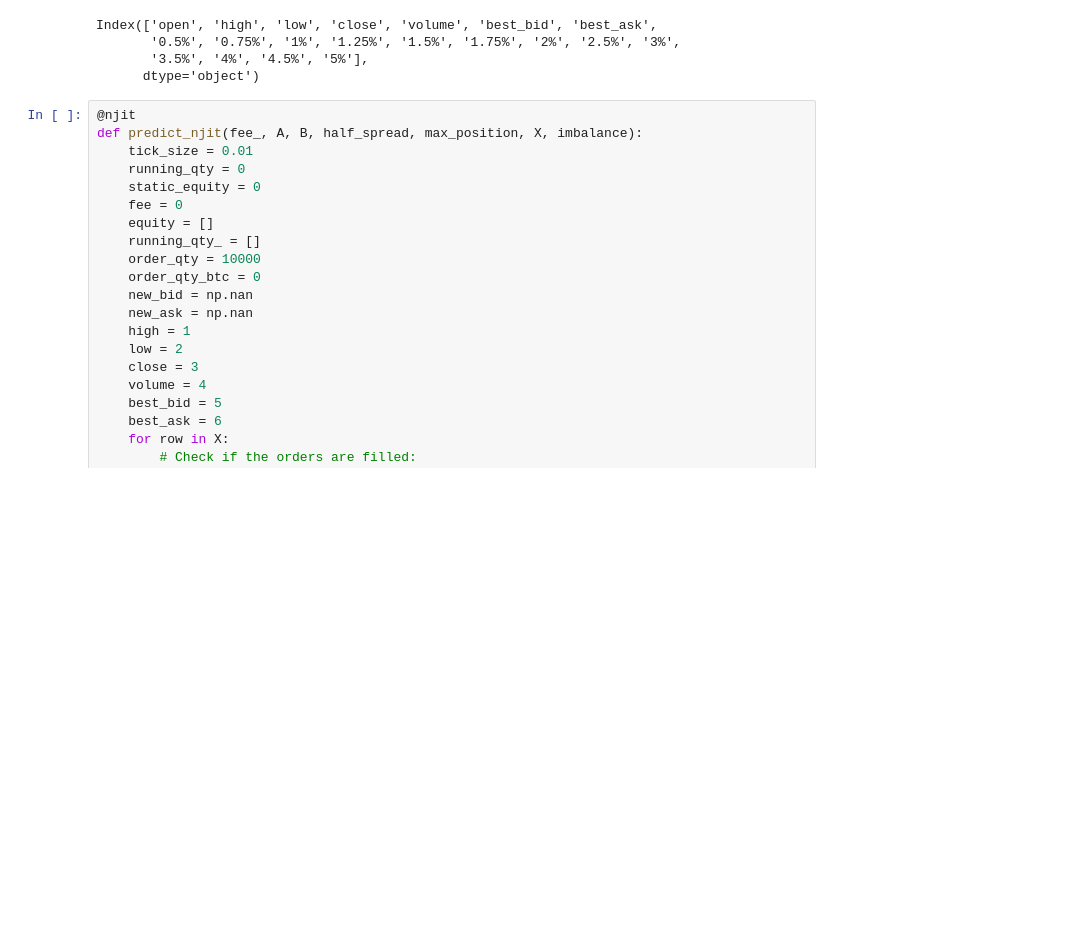
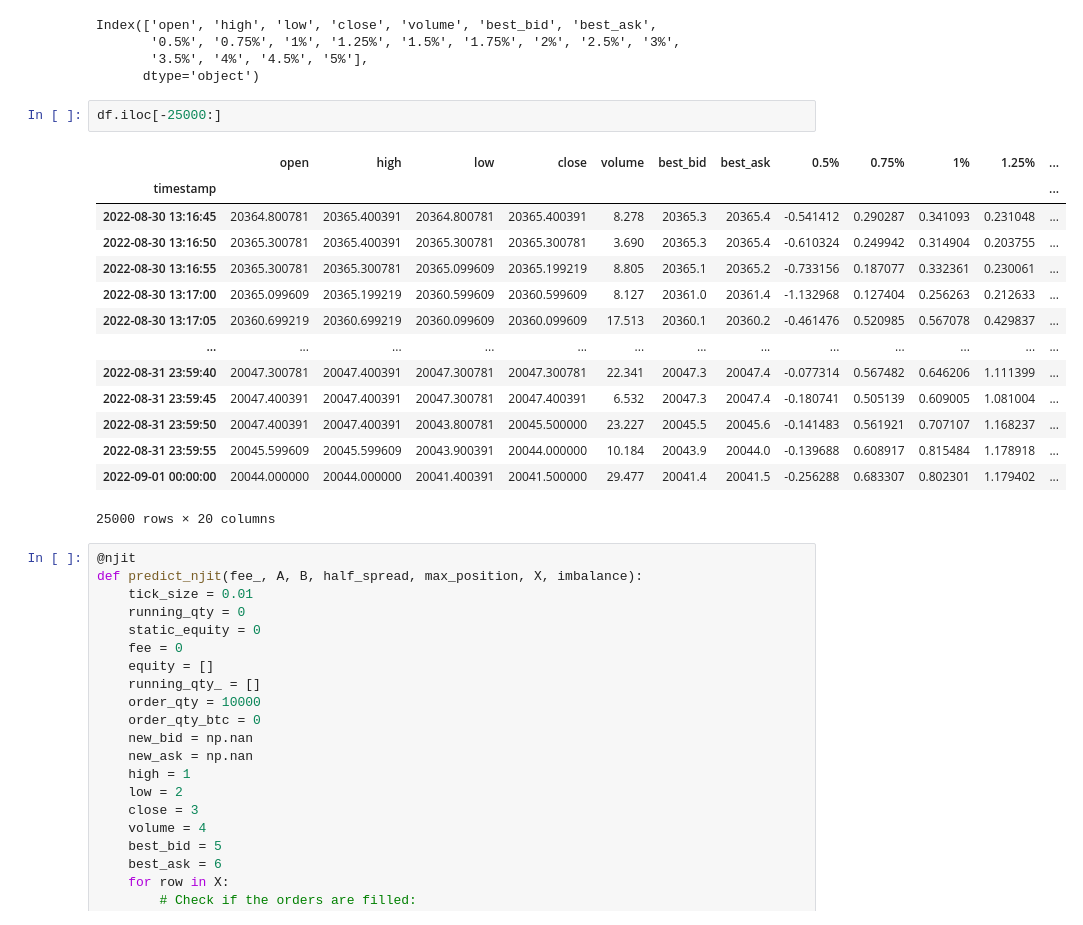
Before and after one commit to nkaz001/algotrading-example, a Jupyter notebook: crypto-scratch/btcusdt-standardization-market-making-backtest.ipynb, the cells around one changed output. Saved outputs shown, nothing was run; the diff lists cells and outputs as text; blank space fills up the shorter version.

```diff
--- a/crypto-scratch/btcusdt-standardization-market-making-backtest.ipynb
+++ b/crypto-scratch/btcusdt-standardization-market-making-backtest.ipynb
@@ -27,6 +27,23 @@ Index(['open', 'high', 'low', 'close', 'volume', 'best_bid', 'best_ask',
        '0.5%', '0.75%', '1%', '1.25%', '1.5%', '1.75%', '2%', '2.5%', '3%',
        '3.5%', '4%', '4.5%', '5%'],
       dtype='object')
+# %%
+df.iloc[-25000:]
+# %% [output]
+|  | open | high | low | close | volume | best_bid | best_ask | 0.5% | 0.75% | 1% | 1.25% | ... |
+| timestamp |  |  |  |  |  |  |  |  |  |  |  | ... |
+| 2022-08-30 13:16:45 | 20364.800781 | 20365.400391 | 20364.800781 | 20365.400391 | 8.278 | 20365.3 | 20365.4 | -0.541412 | 0.290287 | 0.341093 | 0.231048 | ... |
+| 2022-08-30 13:16:50 | 20365.300781 | 20365.400391 | 20365.300781 | 20365.300781 | 3.690 | 20365.3 | 20365.4 | -0.610324 | 0.249942 | 0.314904 | 0.203755 | ... |
+| 2022-08-30 13:16:55 | 20365.300781 | 20365.300781 | 20365.099609 | 20365.199219 | 8.805 | 20365.1 | 20365.2 | -0.733156 | 0.187077 | 0.332361 | 0.230061 | ... |
+| 2022-08-30 13:17:00 | 20365.099609 | 20365.199219 | 20360.599609 | 20360.599609 | 8.127 | 20361.0 | 20361.4 | -1.132968 | 0.127404 | 0.256263 | 0.212633 | ... |
+| 2022-08-30 13:17:05 | 20360.699219 | 20360.699219 | 20360.099609 | 20360.099609 | 17.513 | 20360.1 | 20360.2 | -0.461476 | 0.520985 | 0.567078 | 0.429837 | ... |
+| ... | ... | ... | ... | ... | ... | ... | ... | ... | ... | ... | ... | ... |
+| 2022-08-31 23:59:40 | 20047.300781 | 20047.400391 | 20047.300781 | 20047.300781 | 22.341 | 20047.3 | 20047.4 | -0.077314 | 0.567482 | 0.646206 | 1.111399 | ... |
+| 2022-08-31 23:59:45 | 20047.400391 | 20047.400391 | 20047.300781 | 20047.400391 | 6.532 | 20047.3 | 20047.4 | -0.180741 | 0.505139 | 0.609005 | 1.081004 | ... |
+| 2022-08-31 23:59:50 | 20047.400391 | 20047.400391 | 20043.800781 | 20045.500000 | 23.227 | 20045.5 | 20045.6 | -0.141483 | 0.561921 | 0.707107 | 1.168237 | ... |
+| 2022-08-31 23:59:55 | 20045.599609 | 20045.599609 | 20043.900391 | 20044.000000 | 10.184 | 20043.9 | 20044.0 | -0.139688 | 0.608917 | 0.815484 | 1.178918 | ... |
+| 2022-09-01 00:00:00 | 20044.000000 | 20044.000000 | 20041.400391 | 20041.500000 | 29.477 | 20041.4 | 20041.5 | -0.256288 | 0.683307 | 0.802301 | 1.179402 | ... |
+25000 rows × 20 columns
 # %%
 @njit
 def predict_njit(fee_, A, B, half_spread, max_position, X, imbalance):
```
Also changed, not shown: parts of 6 cells of this notebook, 6 other files.
